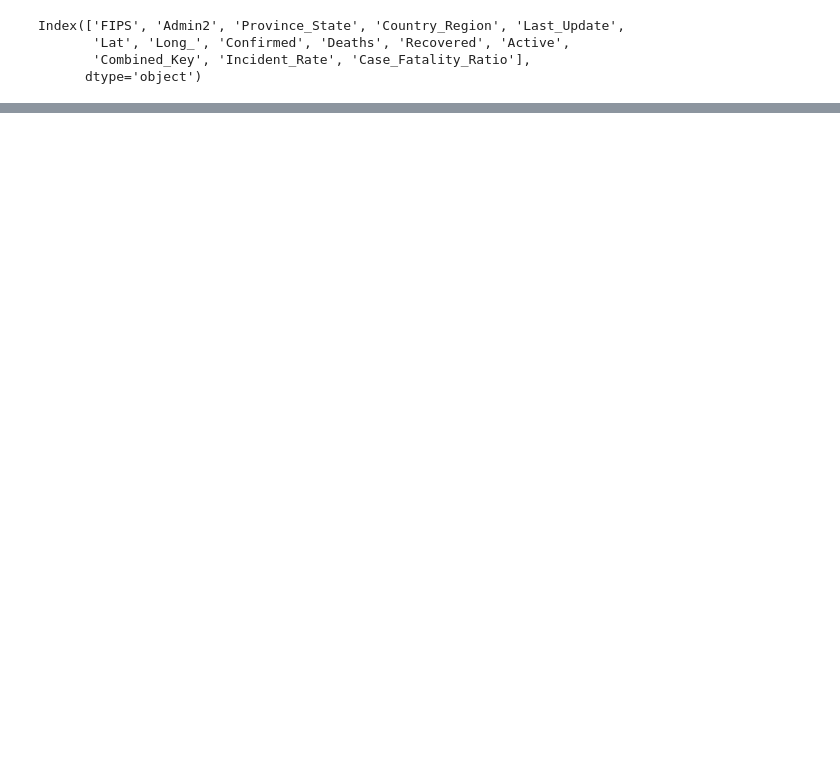
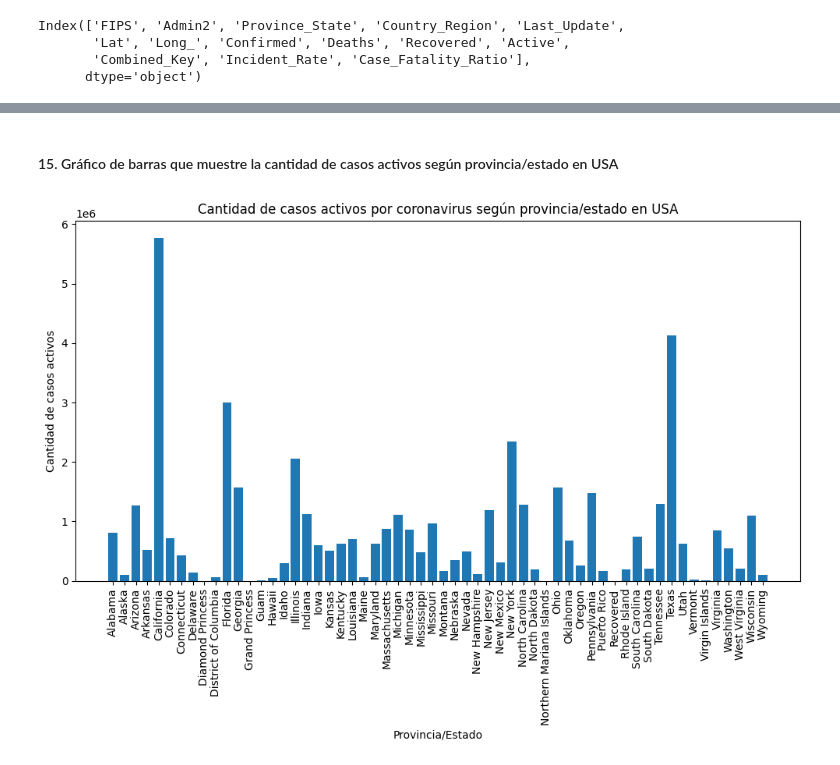
Before and after one commit to JuanBaezaB/gestion-de-datos, a Jupyter notebook: Proyecto COVID/main.ipynb, the cells around one changed output, grey strips where cells are left out. Drawn from its saved outputs; the diff is of its cells as text; code cells hidden in the pictures; blank space fills up the shorter version.

```diff
--- a/Proyecto COVID/main.ipynb
+++ b/Proyecto COVID/main.ipynb
@@ -45,0 +463,29 @@ data
+# %% [markdown]
+#### 15. Gráfico de barras que muestre la cantidad de casos activos según provincia/estado en USA
+# %%
+# Filtrar los datos solo para USA
+usa_data = data[data['Country_Region'] == 'US']
+
+# Agrupar los datos por provincia/estado y calcular la suma de casos activos
+active_cases_by_state = usa_data.groupby('Province_State')['Active'].sum()
+
+# Obtener las etiquetas y los valores para el gráfico de barras
+labels = active_cases_by_state.index
+values = active_cases_by_state.values
+
+# Crear el gráfico de barras
+plt.figure(figsize=(12, 6))
+plt.bar(labels, values)
+
+# Configurar el gráfico
+plt.title('Cantidad de casos activos por coronavirus según provincia/estado en USA')
+plt.xlabel('Provincia/Estado')
+plt.ylabel('Cantidad de casos activos')
+
+# Rotar las etiquetas del eje x para mayor legibilidad
+plt.xticks(rotation=90)
+
+# Mostrar el gráfico
+plt.show()
+# %% [output]
+[figure, added]
```
Also changed, not shown: parts of 35 cells of this notebook.
